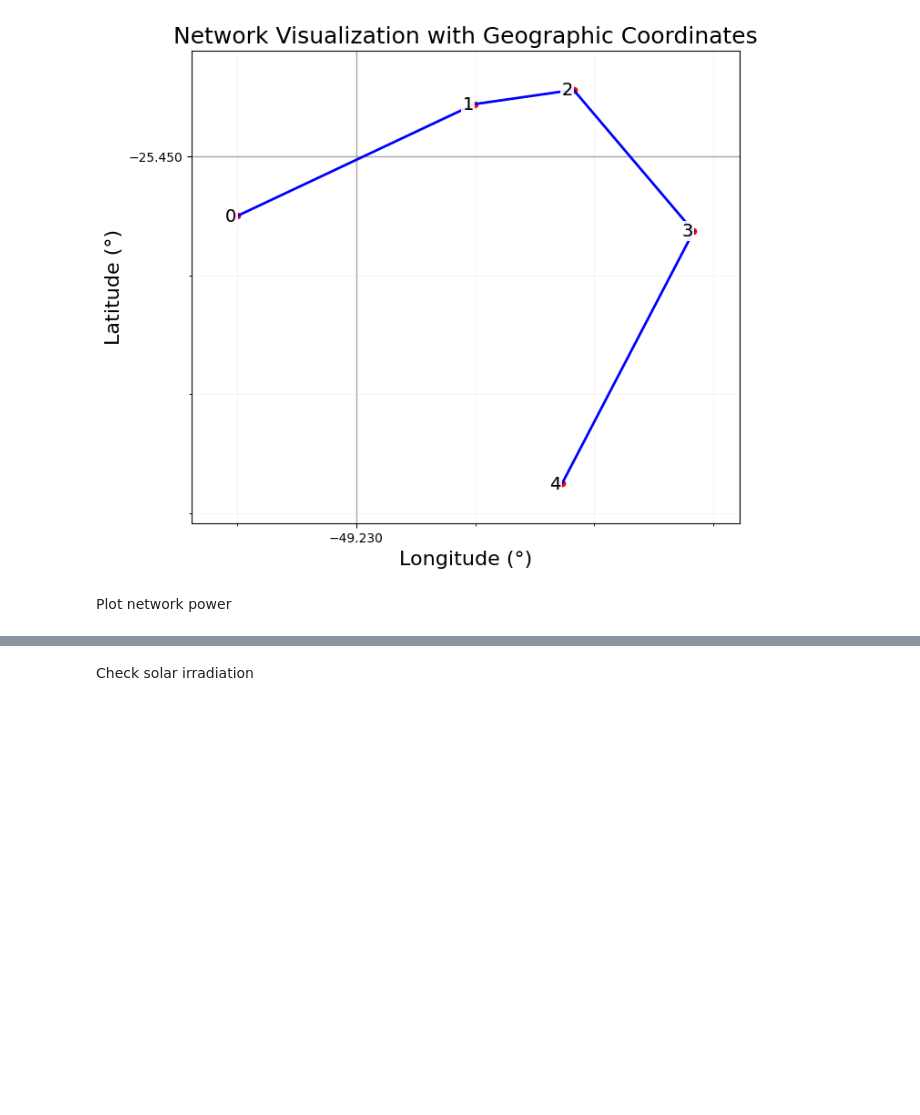
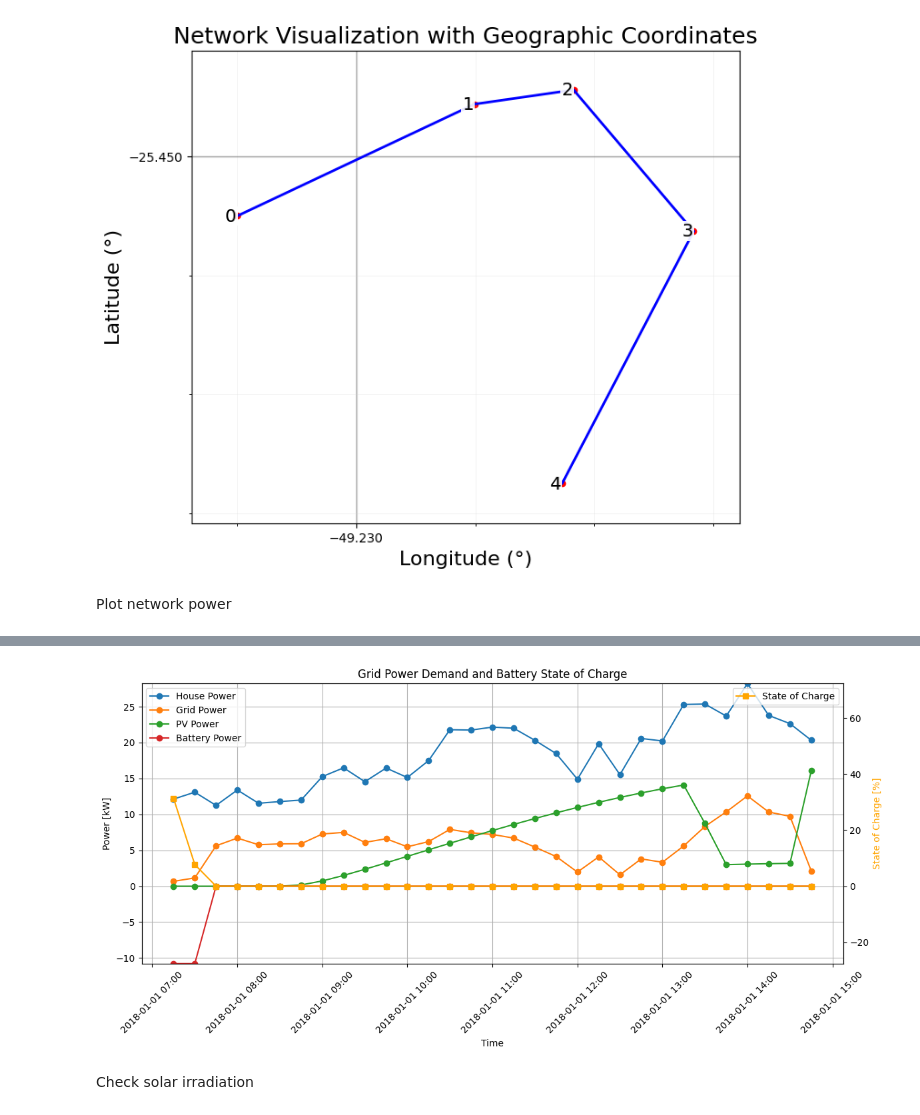
Before and after one commit to glmoritz/pandapower_tests, a Jupyter notebook: duilio_plots_postgres.ipynb, the cells around one changed output, grey strips where cells are left out. Drawn from its saved outputs; the diff is of its cells as text; code cells hidden in the pictures; blank space fills up the shorter version.

```diff
--- a/duilio_plots_postgres.ipynb
+++ b/duilio_plots_postgres.ipynb
@@ -319,3 +294,89 @@ plt.show()
+# %%
+
+energy_outputs = [
+    ('Power[kW]', 'House Power', 1),
+    ('P_%_load[MW]', 'Grid Power', 1000),
+    ('PVPowerGeneration[MW]', 'PV Power', 1000),
+    ('BatteryPower[MW]', 'Battery Power', 1000),
+]
+# Create a second y-axis for SOC
+fig, ax1 = plt.subplots(figsize=(12, 6))
+ax2 = ax1.twinx()
+
+# Plot power data on the left y-axis
+for output_name, label, multiplier in energy_outputs:
+    df_energy = get_timeseries_data(
+        conn,
+        simulation_output_id,
+        output_name=output_name
+    )
+    if not df_energy.empty:
+        df_energy['bucket'] = pd.to_datetime(df_energy['bucket'])
+        ax1.plot(df_energy['bucket'], df_energy['total_quantity'] * multiplier, marker='o', label=label)
+    else:
+        print(f"No data found for {label}")
+
+# Plot SOC on the right y-axis
+df_soc = get_timeseries_data(
+    conn,
+    simulation_output_id,
+    output_name='SOC[percent]'
+)
+if not df_soc.empty:
+    df_soc['bucket'] = pd.to_datetime(df_soc['bucket'])
+    ax2.plot(df_soc['bucket'], df_soc['total_quantity'], marker='s', color='orange', label='State of Charge')
+else:
+    print("No data found for State of Charge")
+
+# Configure axes
+ax1.set_xlabel('Time')
+ax1.set_ylabel('Power [kW]', color='black')
+ax2.set_ylabel('State of Charge [%]', color='orange')
+ax2.set_ylim(0, 100)
+# Adjust SOC y-axis to show full range with some padding
+soc_min = df_soc['total_quantity'].min()
+soc_max = df_soc['total_quantity'].max()
+soc_range = soc_max - soc_min
+padding = soc_range * 0.1 if soc_range > 0 else 5
+# Calculate power range for aligning zeros
+power_values = []
+for output_name, label, multiplier in energy_outputs:
+    df_energy = get_timeseries_data(conn, simulation_output_id, output_name=output_name)
+    if not df_energy.empty:
+        power_values.extend((df_energy['total_quantity'] * multiplier).tolist())
+
+if power_values:
+    min_power = min(power_values)
+    max_power = max(power_values)
+    if max_power > min_power:
+        rel_zero = (0 - min_power) / (max_power - min_power)
+        ylim_min2 = 0 - rel_zero * 100
+        ylim_max2 = 100 - rel_zero * 100
+        ax1.set_ylim(min_power, max_power)
+        ax2.set_ylim(ylim_min2, ylim_max2)
+    else:
+        ax1.set_ylim(min_power, max_power)
+        ax2.set_ylim(0, 100)
+else:
+    ax1.set_ylim(0, 100)
+    ax2.set_ylim(0, 100)
+# Set both axes to start from zero
+#ax1.set_ylim(0, None)  # Power axis starts from zero
+#ax2.set_ylim(0, 100)   # SOC axis from 0 to 100%
+# Format x-axis
+ax1.xaxis.set_major_formatter(matplotlib.dates.DateFormatter('%Y-%m-%d %H:%M'))
+plt.setp(ax1.xaxis.get_majorticklabels(), rotation=45)
+
+# Add legends
+ax1.legend(loc='upper left')
+ax2.legend(loc='upper right')
+
+ax1.grid(True)
+plt.title('Grid Power Demand and Battery State of Charge')
+plt.tight_layout()
+plt.show()
+# %% [output]
+[figure, added]
 # %% [markdown]
 Check solar irradiation
 # %%
```
Also changed, not shown: parts of 8 cells of this notebook, 3 other files.
